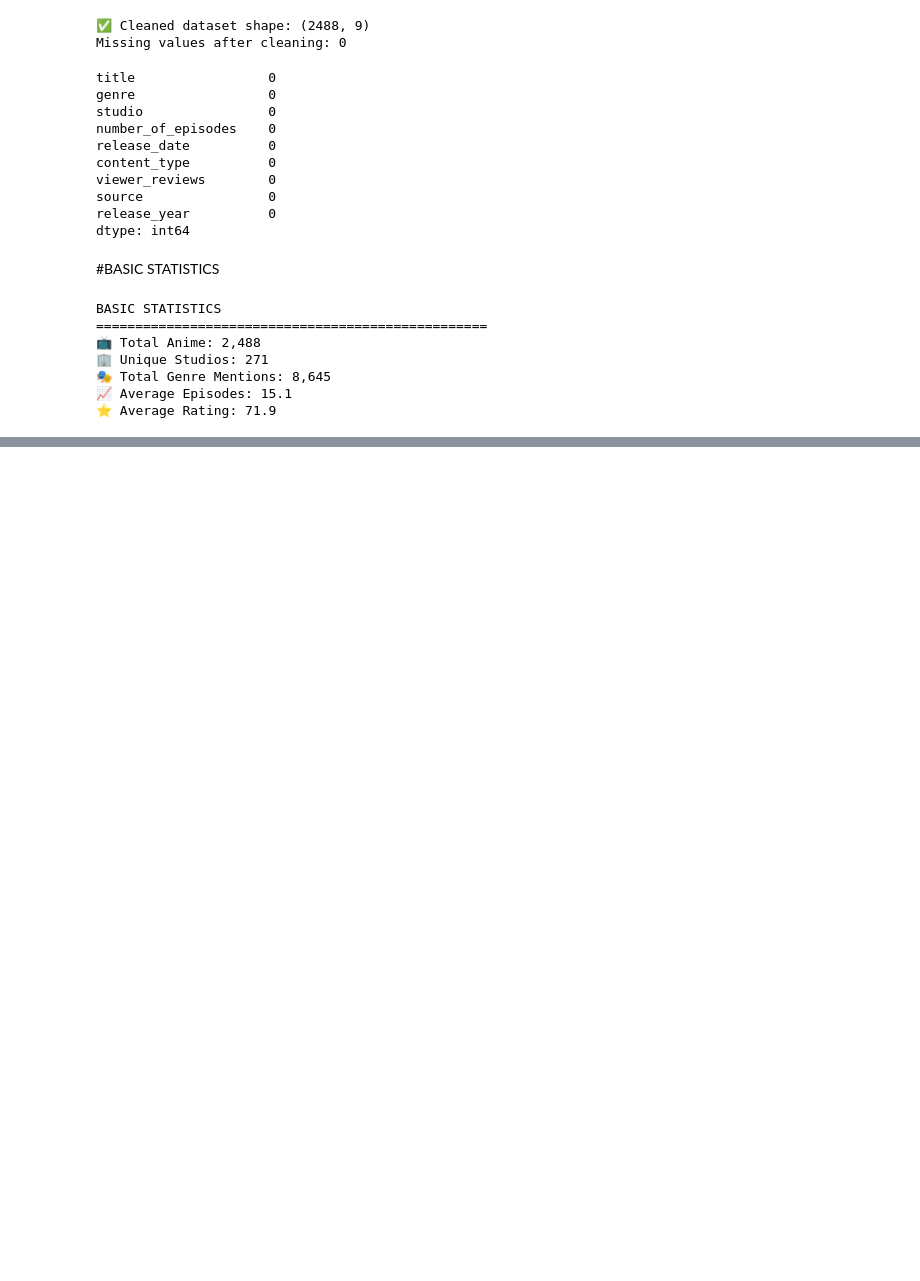
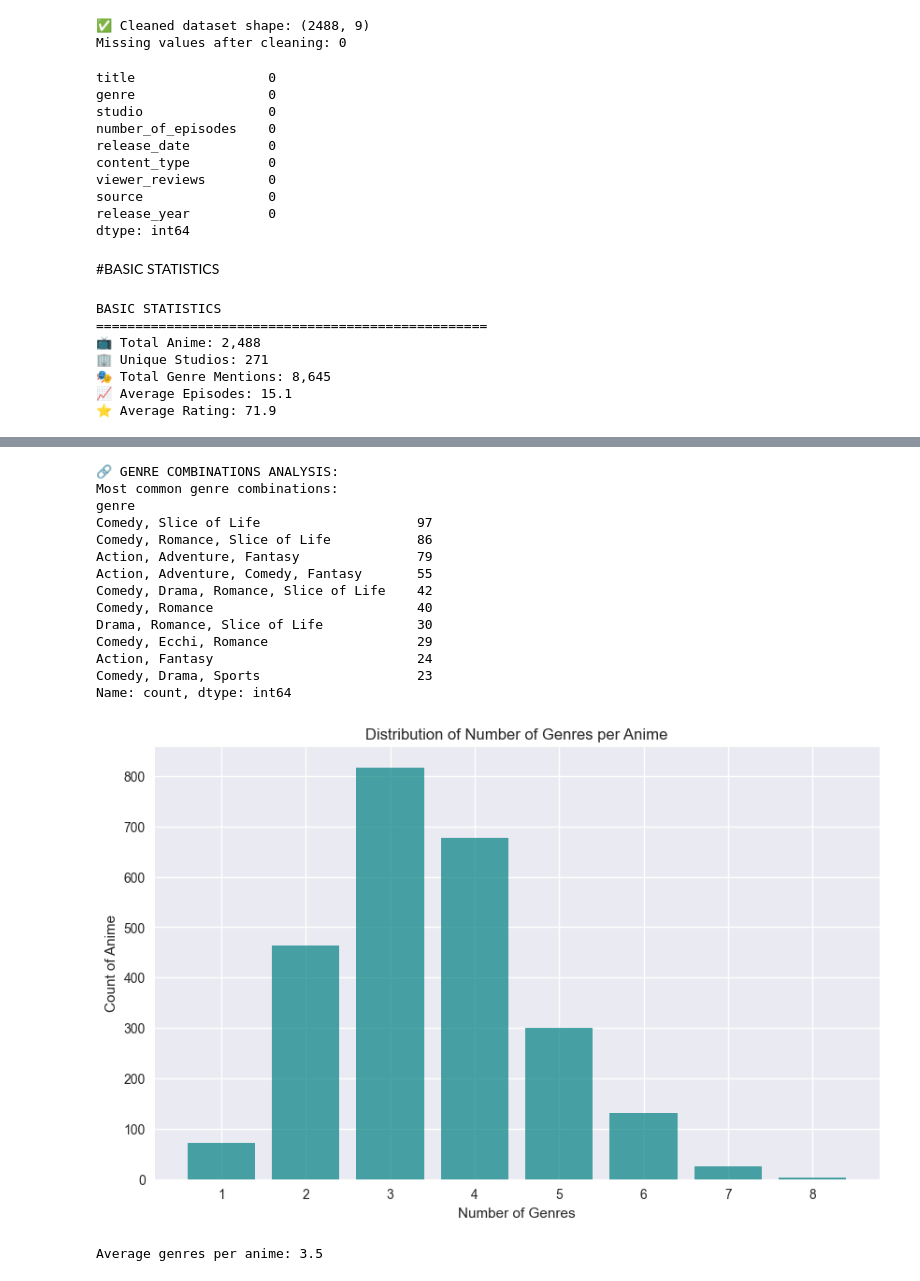
Before and after one commit to HarshRajSahu007/Anime_Popularity_Predictor, a Jupyter notebook: predictor.ipynb, the cells around one changed output, grey strips where cells are left out. Cells and saved outputs as stored; diff of their text form; code cells hidden in the pictures; blank space fills up the shorter version.

Commit message:
Anime

```diff
--- a/predictor.ipynb
+++ b/predictor.ipynb
@@ -222,0 +341,37 @@ BASIC STATISTICS
+# %%
+print("\n🔗 GENRE COMBINATIONS ANALYSIS:")
+genre_combo_counts = df_clean[df_clean['genre'] != 'Unknown']['genre'].value_counts()
+print("Most common genre combinations:")
+print(genre_combo_counts.head(10))
+
+# Number of genres per anime
+df_clean['genre_count'] = df_clean['genre'].apply(
+    lambda x: len([g.strip() for g in x.split(',')]) if x != 'Unknown' else 0
+)
+
+plt.figure(figsize=(10, 6))
+genre_count_dist = df_clean['genre_count'].value_counts().sort_index()
+plt.bar(genre_count_dist.index, genre_count_dist.values, color='teal', alpha=0.7)
+plt.title('Distribution of Number of Genres per Anime')
+plt.xlabel('Number of Genres')
+plt.ylabel('Count of Anime')
+plt.show()
+
+print(f"Average genres per anime: {df_clean['genre_count'].mean():.1f}")
+# %% [output]
+🔗 GENRE COMBINATIONS ANALYSIS:
+Most common genre combinations:
+genre
+Comedy, Slice of Life                    97
+Comedy, Romance, Slice of Life           86
+Action, Adventure, Fantasy               79
+Action, Adventure, Comedy, Fantasy       55
+Comedy, Drama, Romance, Slice of Life    42
+Comedy, Romance                          40
+Drama, Romance, Slice of Life            30
+Comedy, Ecchi, Romance                   29
+Action, Fantasy                          24
+Comedy, Drama, Sports                    23
+Name: count, dtype: int64
+[figure, added]
+Average genres per anime: 3.5
```
Also changed, not shown: parts of 8 cells of this notebook.
